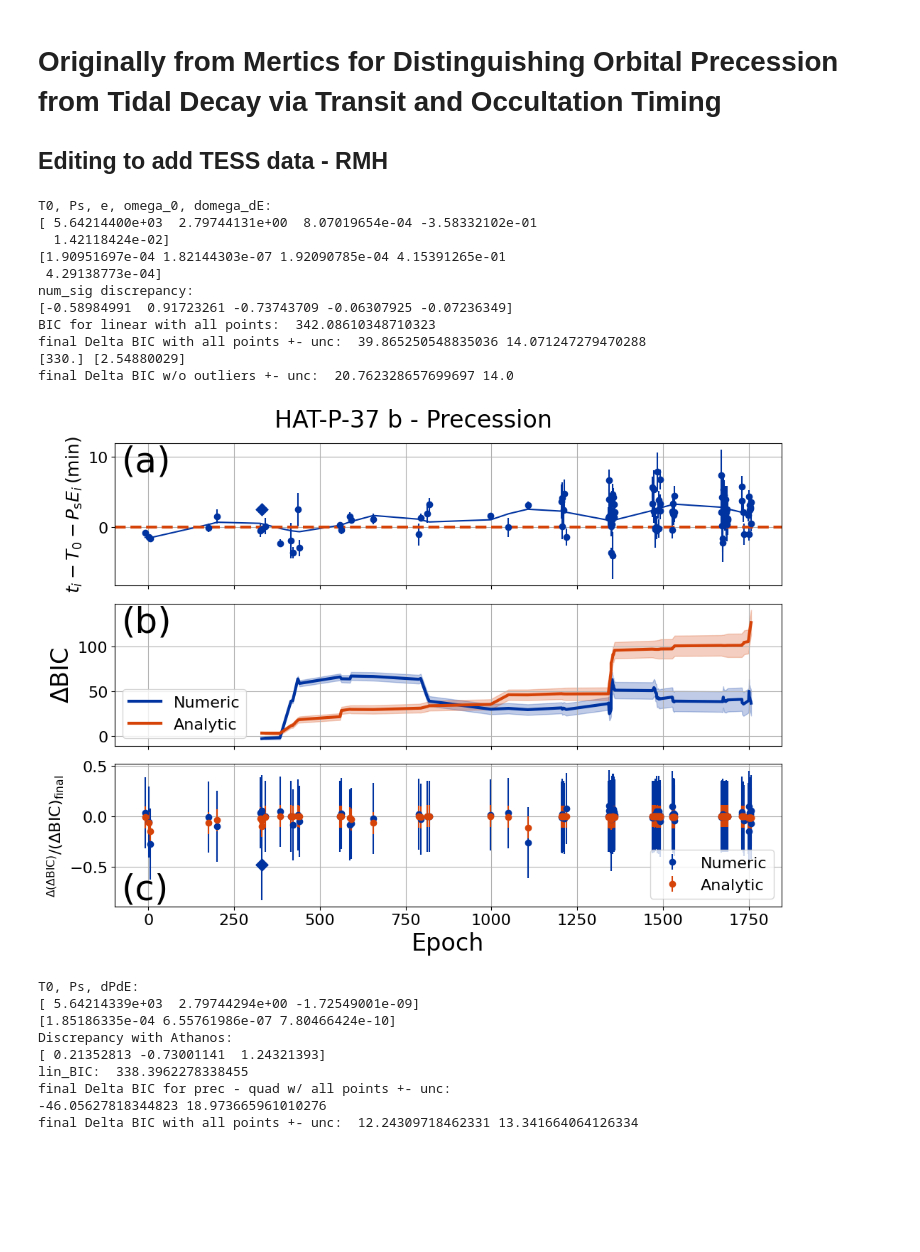
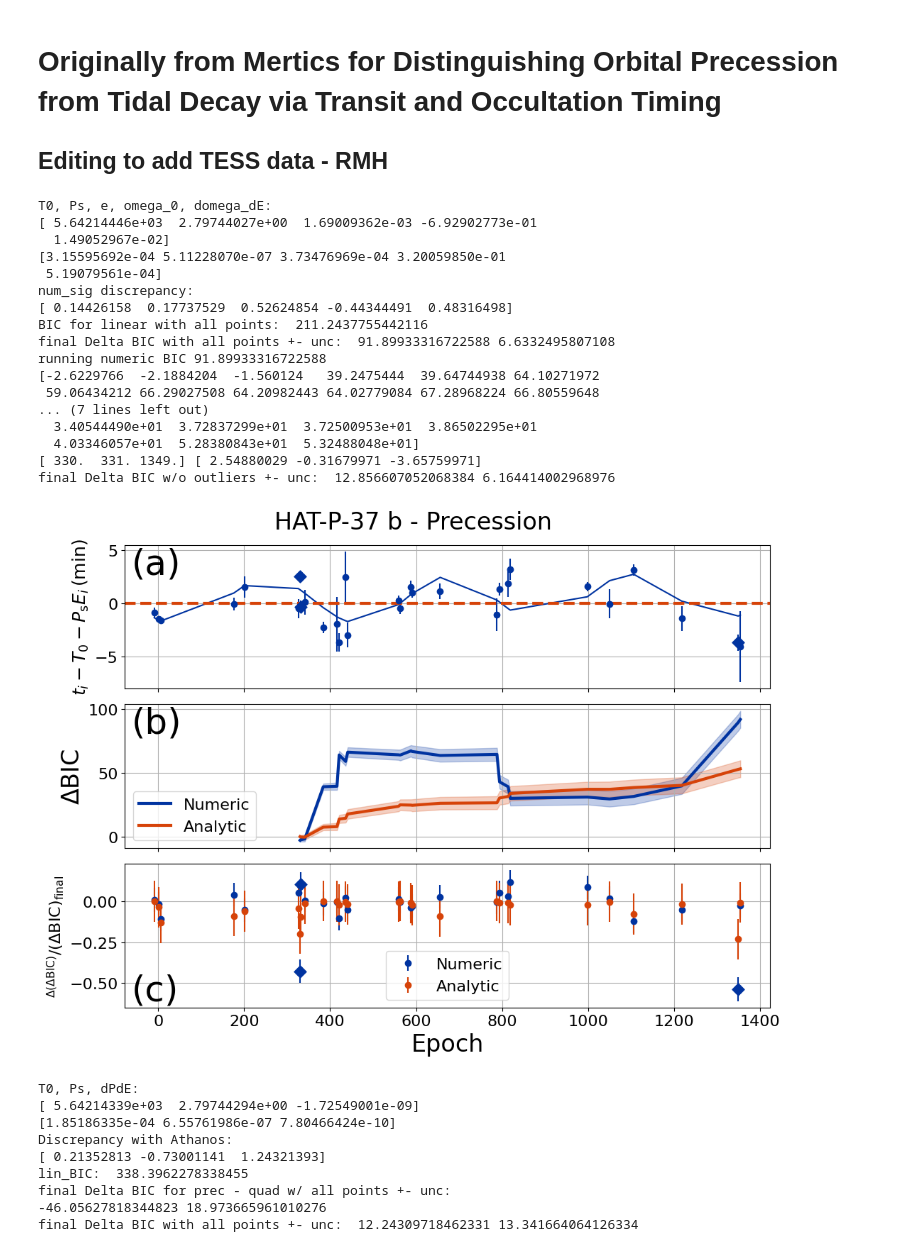
Before and after one commit to BoiseStatePlanetary/HAT-P-37-Transit-Timing-Analysis, a Jupyter notebook: code/HAT-P-37b_Transit_Data.ipynb, the cells around one changed output. Drawn from its saved outputs; the diff is of its cells as text; code cells hidden in the pictures; blank space fills up the shorter version.

```diff
--- a/code/HAT-P-37b_Transit_Data.ipynb
+++ b/code/HAT-P-37b_Transit_Data.ipynb
@@ -91,9 +91,9 @@ def pull_all_data():
 num_prec_params = 5.
 num_lin_params = 2.
 
-# filename = "Athano2022_Table6.csv"
-# data = np.genfromtxt(filename, delimiter=',', names=True)
-data = pull_all_data()  # concatenate of tess data and athano data
+filename = "Athano2022_Table6.csv"
+data = np.genfromtxt(filename, delimiter=',', names=True)
+# data = pull_all_data()  # concatenate of tess data and athano data
 
 fig = plt.figure(figsize=(6*aspect_ratio, 8))
 fig.suptitle("HAT-P-37 b - Precession", fontsize=24)
@@ -154,7 +154,7 @@ running_anal_Delta_BIC = np.array([])
 
 ind = np.full(len(data['Epoch']), False, dtype=bool)
 
-for i in range(7, len(data['Epoch'])):
+for i in range(7, len(data['Epoch'])+1):
     popt, pcov = curve_fit(calc_ttra_precession, data['Epoch'][:i], data['Tm'][:i], sigma=data['sigma_Tm'][:i],
                        p0=[T0_precession, Ps_precession, e, omega_0, domega_dE], method='trf')
     lin_coeffs = np.polyfit(data['Epoch'][:i], data['Tm'][:i], 1, w=1./data['sigma_Tm'][:i])
@@ -176,12 +176,18 @@ for i in range(7, len(data['Epoch'])):
     sigma_running_anal_Delta_BIC = np.append(sigma_running_anal_Delta_BIC,
                                              np.sqrt(2.*(len(data['Epoch'][:i]) - (num_prec_params + num_lin_params))))
 
-ax2.plot(data['Epoch'][7:], running_Delta_BIC, lw=3, color=BoiseState_blue, label="Numeric")
-ax2.fill_between(data['Epoch'][7:], running_Delta_BIC - sigma_running_anal_Delta_BIC, running_Delta_BIC + sigma_running_anal_Delta_BIC,
+ax2.plot(data['Epoch'][6:], running_Delta_BIC, lw=3, color=BoiseState_blue, label="Numeric")
+ax2.fill_between(data['Epoch'][6:], running_Delta_BIC - sigma_running_anal_Delta_BIC, running_Delta_BIC + sigma_running_anal_Delta_BIC,
                  color=BoiseState_blue, alpha=0.25)
-ax2.plot(data['Epoch'][7:], running_anal_Delta_BIC, lw=3, color=BoiseState_orange, label="Analytic")
-ax2.fill_between(data['Epoch'][7:], running_anal_Delta_BIC - sigma_running_anal_Delta_BIC, running_anal_Delta_BIC + sigma_running_anal_Delta_BIC,
+ax2.plot(data['Epoch'][6:], running_anal_Delta_BIC, lw=3, color=BoiseState_orange, label="Analytic")
+ax2.fill_between(data['Epoch'][6:], running_anal_Delta_BIC - sigma_running_anal_Delta_BIC, running_anal_Delta_BIC + sigma_running_anal_Delta_BIC,
                  color=BoiseState_orange, alpha=0.25)
+
+# print("running BIC Epochs", len(data["Epoch"][7:]))
+print("running numeric BIC", running_Delta_BIC[-1])
+print(running_Delta_BIC)
+print("running analytic BIC", running_anal_Delta_BIC[-1])
+print(running_anal_Delta_BIC)
 
 ### Panel b ###
 
@@ -271,43 +277,49 @@ print("final Delta BIC w/o outliers +- unc: ", final_Delta_BIC, error_bars)
 
 ax1.grid(True)
 ax2.grid(True)
 ax3.grid(True)
 
 ax2.legend(loc='best', fontsize=16)
 ax3.legend(loc='best', fontsize=16)
 
 ax1.tick_params(labelbottom=False, labelsize=16)
 ax2.tick_params(labelbottom=False, labelsize=16)
 ax3.tick_params(labelsize=16)
 
 ax1.set_ylabel(r'$t_i - T_0 - P_{\rm s} E_i\,\left( {\rm min}\right)$', fontsize=18)
 ax2.set_ylabel(r'$\Delta {\rm BIC}$', fontsize=24)
 ax3.set_ylabel(r'$^{\Delta \left( \Delta {\rm BIC} \right)}/{\left( \Delta {\rm BIC} \right)_{\rm final}}$', fontsize=16)
 ax3.set_xlabel("Epoch", fontsize=24)
 
 ax1.text(0.01, 0.8, "(a)", fontsize=36, transform=ax1.transAxes)
 ax2.text(0.01, 0.8, "(b)", fontsize=36, transform=ax2.transAxes)
 ax3.text(0.01, 0.05, "(c)", fontsize=36, transform=ax3.transAxes)
 
 # ax1.set_xlim(1730, 1760)
 # ax3.set_ylim([-0.5, 0.25])
 
 plt.tight_layout()
 plt.show()
 # fig.savefig("../figures/OmniPlot_HAT-P-37b_Precession.jpg", dpi=300, bbox_inches="tight")
 # %% [output]
 T0, Ps, e, omega_0, domega_dE:
-[ 5.64214400e+03  2.79744131e+00  8.07019654e-04 -3.58332102e-01
-  1.42118424e-02]
-[1.90951697e-04 1.82144303e-07 1.92090785e-04 4.15391265e-01
- 4.29138773e-04]
+[ 5.64214446e+03  2.79744027e+00  1.69009362e-03 -6.92902773e-01
+  1.49052967e-02]
+[3.15595692e-04 5.11228070e-07 3.73476969e-04 3.20059850e-01
+ 5.19079561e-04]
 num_sig discrepancy:
-[-0.58984991  0.91723261 -0.73743709 -0.06307925 -0.07236349]
-BIC for linear with all points:  342.08610348710323
-final Delta BIC with all points +- unc:  39.865250548835036 14.071247279470288
-[330.] [2.54880029]
-final Delta BIC w/o outliers +- unc:  20.762328657699697 14.0
+[ 0.14426158  0.17737529  0.52624854 -0.44344491  0.48316498]
+BIC for linear with all points:  211.2437755442116
+final Delta BIC with all points +- unc:  91.89933316722588 6.6332495807108
+running numeric BIC 91.89933316722588
+[-2.6229766  -2.1884204  -1.560124   39.2475444  39.64744938 64.10271972
+ 59.06434212 66.29027508 64.20982443 64.02779084 67.28968224 66.80559648
+... (7 lines left out)
+  3.40544490e+01  3.72837299e+01  3.72500953e+01  3.86502295e+01
+  4.03346057e+01  5.28380843e+01  5.32488048e+01]
+[ 330.  331. 1349.] [ 2.54880029 -0.31679971 -3.65759971]
+final Delta BIC w/o outliers +- unc:  12.856607052068384 6.164414002968976
-[figure, old version]
+[figure, new version]
 # %%
 num_quad_params = 3.
 num_lin_params = 2.
```
Also changed, not shown: 11 other files.
